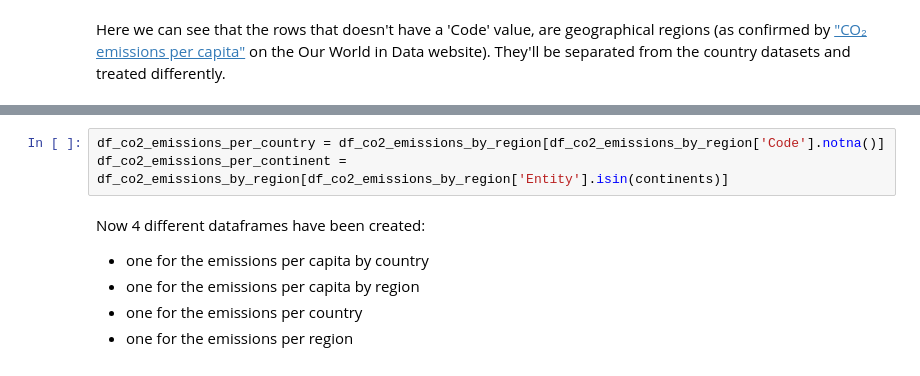
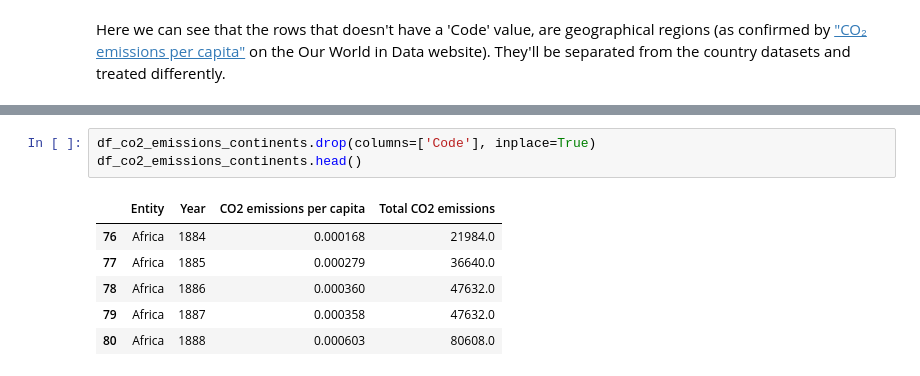
Before and after one commit to martinadep/co2_emissions_data_mining, a Jupyter notebook: raw_co2_emissions.ipynb, the cells around one changed output, grey strips where cells are left out. Cells and saved outputs as stored; diff of their text form.

```diff
--- a/raw_co2_emissions.ipynb
+++ b/raw_co2_emissions.ipynb
@@ -175,9 +193,10 @@ df_co2_emissions_per_capita_by_income = df_co2_emissions_per_capita_by_region[
 # %%
-df_co2_emissions_per_country = df_co2_emissions_by_region[df_co2_emissions_by_region['Code'].notna()]
-df_co2_emissions_per_continent = df_co2_emissions_by_region[df_co2_emissions_by_region['Entity'].isin(continents)]
+df_co2_emissions_continents.drop(columns=['Code'], inplace=True)
+df_co2_emissions_continents.head()
+# %% [output]
+|  | Entity | Year | CO2 emissions per capita | Total CO2 emissions |
+| 76 | Africa | 1884 | 0.000168 | 21984.0 |
+| 77 | Africa | 1885 | 0.000279 | 36640.0 |
+| 78 | Africa | 1886 | 0.000360 | 47632.0 |
+| 79 | Africa | 1887 | 0.000358 | 47632.0 |
+| 80 | Africa | 1888 | 0.000603 | 80608.0 |
-# %% [markdown]
-Now 4 different dataframes have been created:
-- one for the emissions per capita by country
-- one for the emissions per capita by region
-- one for the emissions per country
-- one for the emissions per region
```
Also changed, not shown: parts of 34 cells of this notebook, 13 other files.
